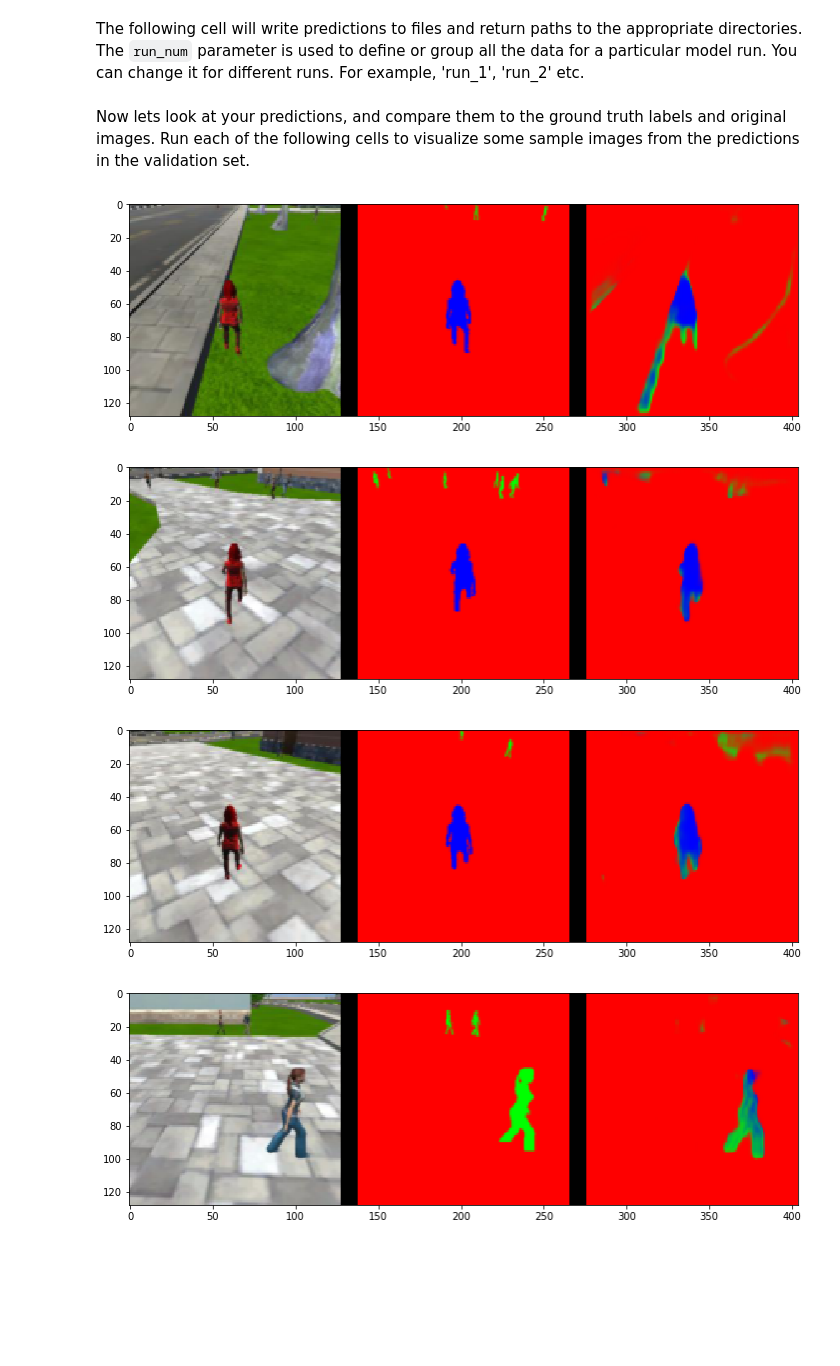
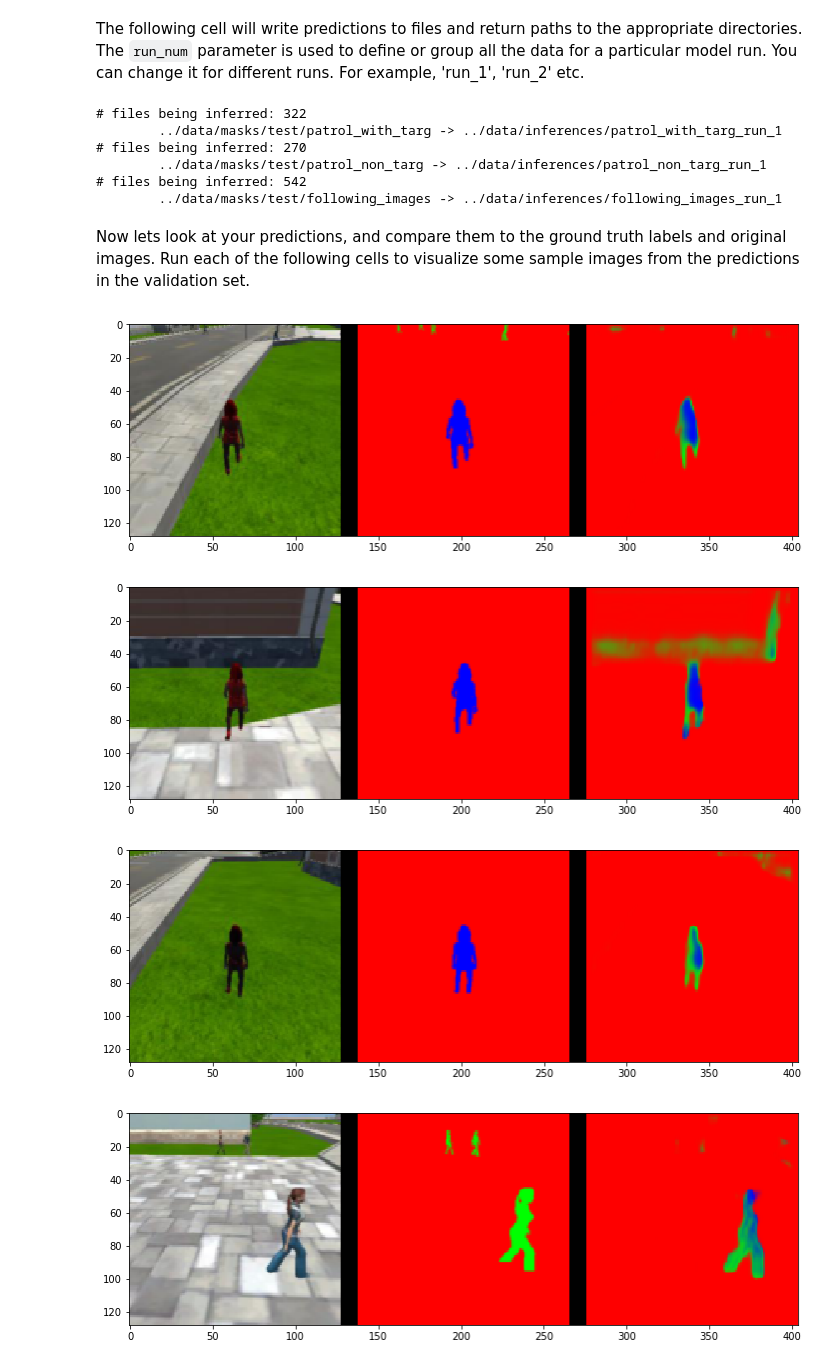
Before and after one commit to alikureishy/ROBO-followme-project, a Jupyter notebook: code/model_training.ipynb, the cells around one changed output. Cells and saved outputs as stored; diff of their text form; code cells hidden in the pictures; blank space fills up the shorter version.

Commit message:
Wired everything up, including folders for training, validation and test data

```diff
--- a/code/model_training.ipynb
+++ b/code/model_training.ipynb
@@ -226,25 +233,32 @@ The `run_num` parameter is used to define or group all the data for a particular
 run_num = 'run_1'
 
 val_with_targ, pred_with_targ = model_tools.write_predictions_grade_set(model,
-                                        run_num,'patrol_with_targ', 'sample_evaluation_data')
+                                        'test', 'patrol_with_targ', run_num)
 
 val_no_targ, pred_no_targ = model_tools.write_predictions_grade_set(model,
-                                        run_num,'patrol_non_targ', 'sample_evaluation_data')
+                                        'test', 'patrol_non_targ', run_num)
 
 val_following, pred_following = model_tools.write_predictions_grade_set(model,
-                                        run_num,'following_images', 'sample_evaluation_data')
+                                        'test', 'following_images', run_num)
+# %% [output]
+# files being inferred: 322
+        ../data/masks/test/patrol_with_targ -> ../data/inferences/patrol_with_targ_run_1
+# files being inferred: 270
+        ../data/masks/test/patrol_non_targ -> ../data/inferences/patrol_non_targ_run_1
+# files being inferred: 542
+        ../data/masks/test/following_images -> ../data/inferences/following_images_run_1
 # %% [markdown]
 Now lets look at your predictions, and compare them to the ground truth labels and original images.
 Run each of the following cells to visualize some sample images from the predictions in the validation set.
 # %%
 # images while following the target
-im_files = plotting_tools.get_im_file_sample('sample_evaluation_data','following_images', run_num)
+im_files = plotting_tools.get_im_file_sample('test', 'following_images', run_num)
 for i in range(3):
     im_tuple = plotting_tools.load_images(im_files[i])
     plotting_tools.show_images(im_tuple)
 # %% [output]
-[figure, old version]
+[figure, new version]
-[figure, old version]
+[figure, new version]
-[figure, old version]
+[figure, new version]
 # %%
 # images while at patrol without target
```
Also changed, not shown: parts of 7 cells of this notebook, 9 other files.
